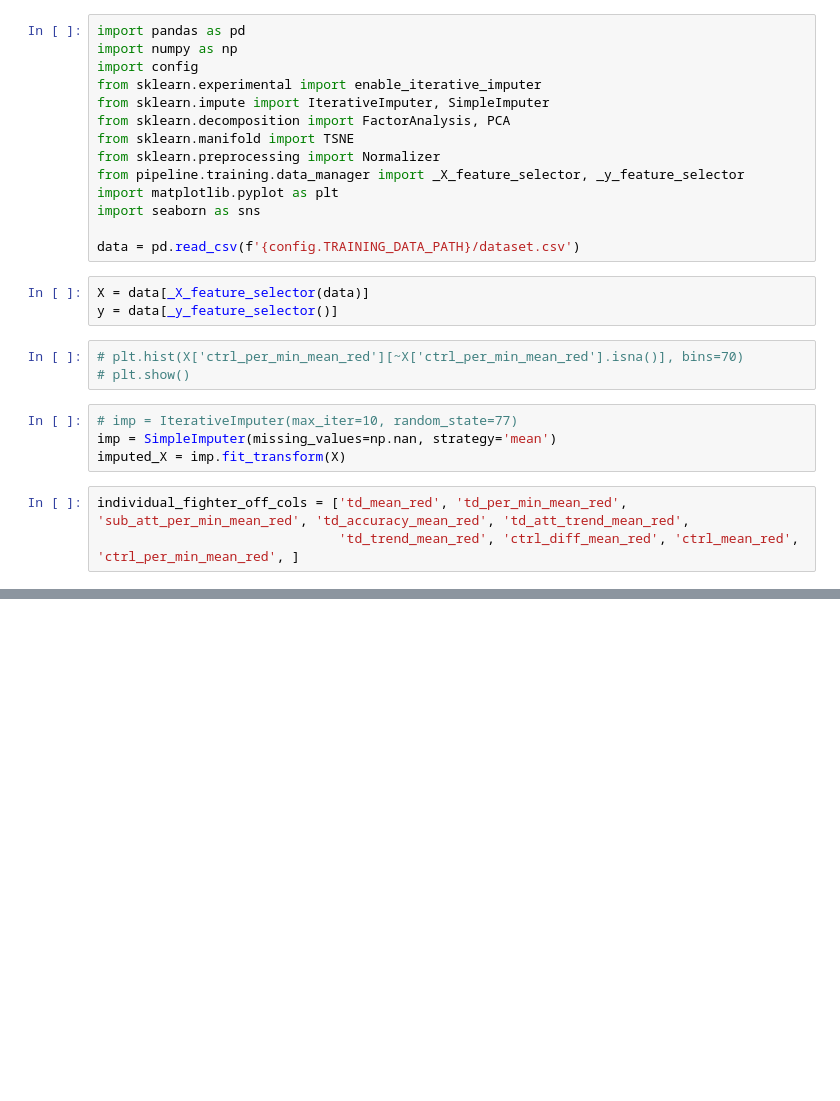
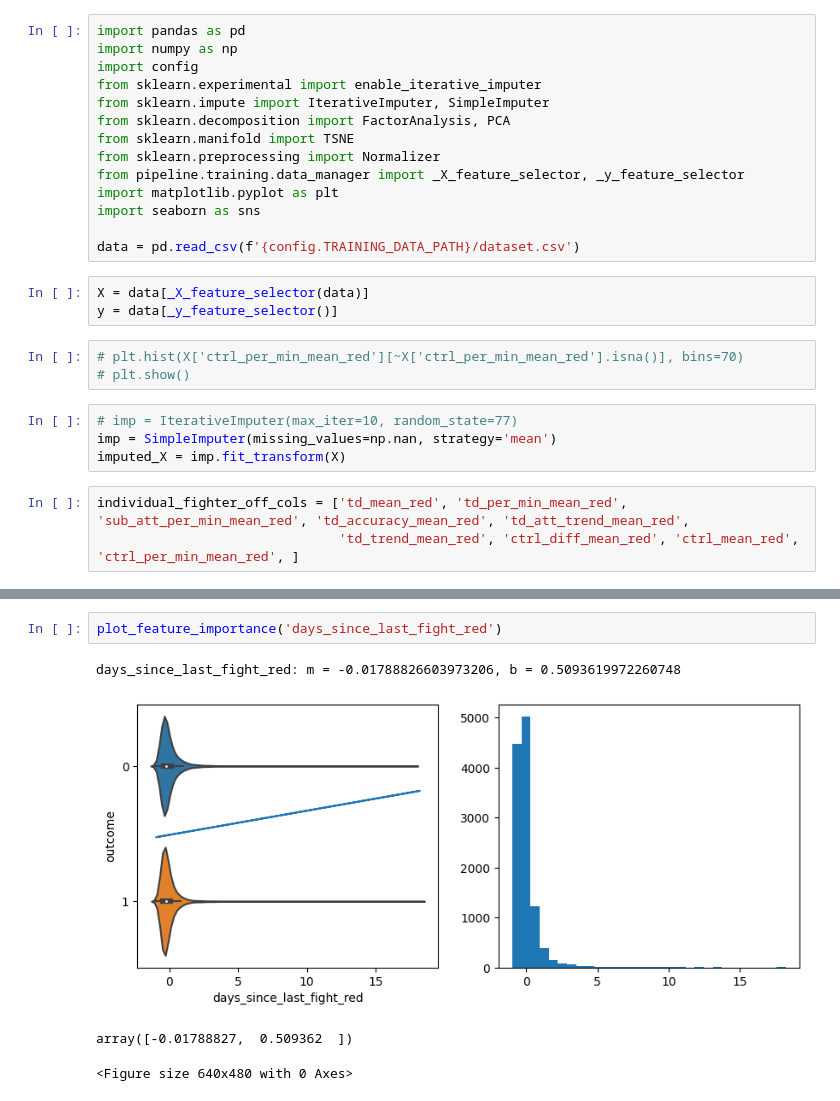
Before and after one commit to mnazzaro/SportsBetting, a Jupyter notebook: source/exploratory_data_analysis.ipynb, the cells around one changed output, grey strips where cells are left out. Saved outputs shown, nothing was run; the diff lists cells and outputs as text; blank space fills up the shorter version.

```diff
--- a/source/exploratory_data_analysis.ipynb
+++ b/source/exploratory_data_analysis.ipynb
@@ -50,3 +100,10 @@ sns.scatterplot(x="comp-1", y="comp-2", hue=tsne_df.y.tolist(),
+# %%
+plot_feature_importance('days_since_last_fight_red')
+# %% [output]
+days_since_last_fight_red: m = -0.01788826603973206, b = 0.5093619972260748
+[figure, added]
+array([-0.01788827,  0.509362  ])
+<Figure size 640x480 with 0 Axes>
 # %%
 """ Do principal component analysis on the dataset """
 pca = PCA(n_components=10)
```
Also changed, not shown: parts of 5 cells of this notebook, 4 other files.
